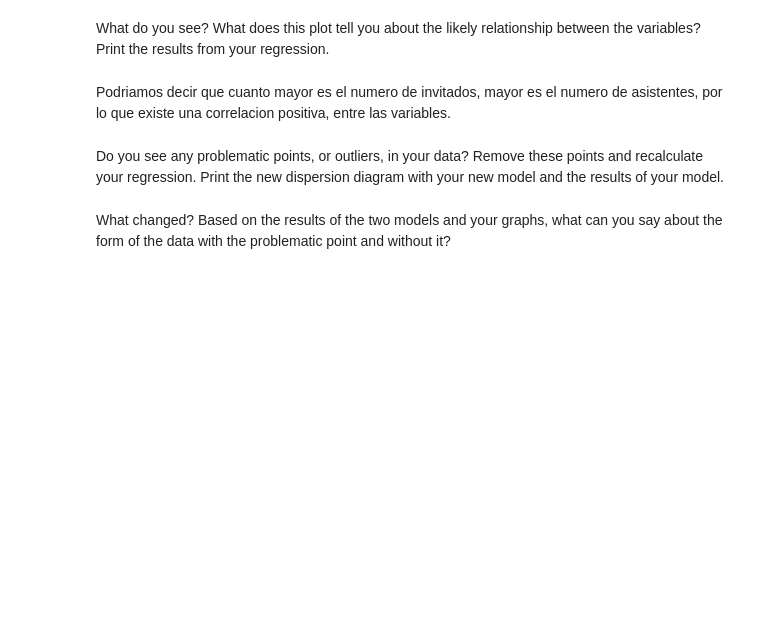
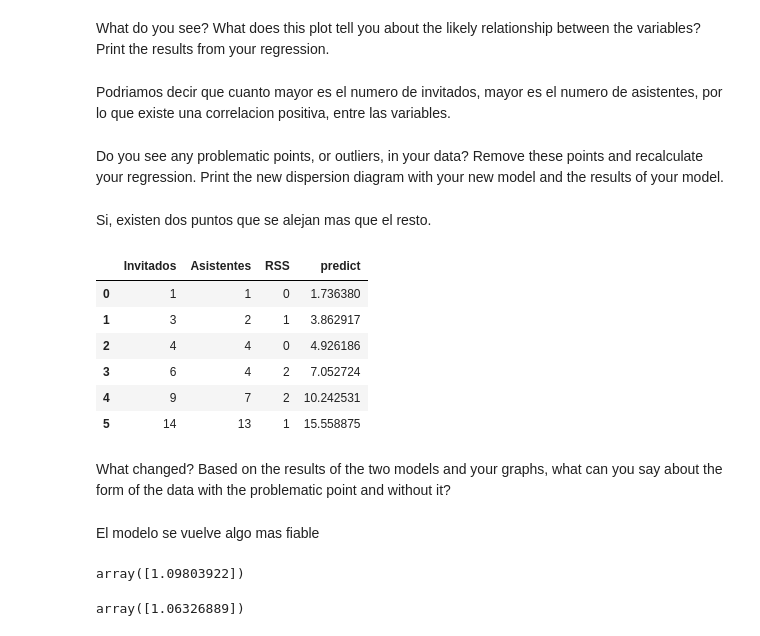
Before and after one commit to Ironhack-Data-Madrid-Marzo-2021/lab-regression-analysis, a Jupyter notebook: your-code.ipynb, the cells around one changed output. Drawn from its saved outputs; the diff is of its cells as text; code cells hidden in the pictures; blank space fills up the shorter version.

```diff
--- a/your-code.ipynb
+++ b/your-code.ipynb
@@ -269,2 +269,26 @@ Do you see any problematic points, or outliers, in your data? Remove these point
+# %% [markdown]
+Si, existen dos puntos que se alejan mas que el resto.
+# %%
+x_values = [1,3,4,6,9,14]
+y_values = [1,2,4,4,7,13]
+party_data2 = pd.DataFrame({'Invitados': x_values, 'Asistentes': y_values})
+party_data2
+
+lr2 = LinearRegression()
+lr2.fit(X = party_data2[["Asistentes"]],
+       y = party_data2.Invitados
+      )
+
+party_data2["RSS"] = party_data2.Invitados-party_data2.Asistentes
+party_data2["predict"] = lr2.predict(party_data2[["Invitados"]])
+party_data2
+# %% [output]
+|  | Invitados | Asistentes | RSS | predict |
+| 0 | 1 | 1 | 0 | 1.736380 |
+| 1 | 3 | 2 | 1 | 3.862917 |
+| 2 | 4 | 4 | 0 | 4.926186 |
+| 3 | 6 | 4 | 2 | 7.052724 |
+| 4 | 9 | 7 | 2 | 10.242531 |
+| 5 | 14 | 13 | 1 | 15.558875 |
 # %% [markdown]
 What changed? Based on the results of the two models and your graphs, what can you say about the form of the data with the problematic point and without it?
@@ -272,0 +295,10 @@ What changed? Based on the results of the two models and your graphs, what can y
+# %% [markdown]
+El modelo se vuelve algo mas fiable
+# %%
+lr.coef_
+# %% [output]
+array([1.09803922])
+# %%
+lr2.coef_
+# %% [output]
+array([1.06326889])
```
Also changed, not shown: parts of 6 cells of this notebook.
